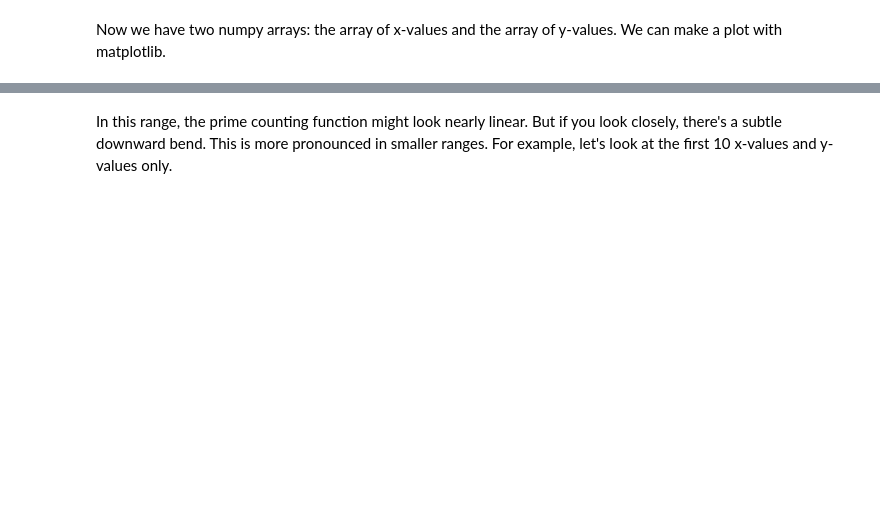
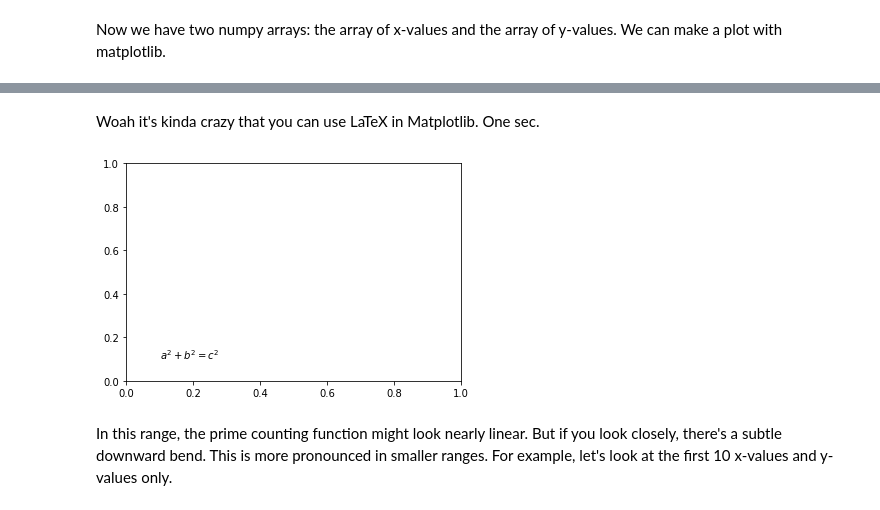
Before and after one commit to ethanalon/Python-4-Mathematics, a Jupyter notebook: P4M_Notebook_3.ipynb, the cells around one changed output, grey strips where cells are left out. Saved outputs shown, nothing was run; the diff lists cells and outputs as text; code cells hidden in the pictures; blank space fills up the shorter version.

```diff
--- a/P4M_Notebook_3.ipynb
+++ b/P4M_Notebook_3.ipynb
@@ -950,3 +1095,11 @@ plt.show()
+# %% [markdown]
+Woah it's kinda crazy that you can use LaTeX in Matplotlib. One sec.
+# %%
+%matplotlib inline
+plt.text(0.1,0.1,"$a^2 + b^2 = c^2$")
+plt.show()
+# %% [output]
+[figure, added]
 # %% [markdown]
 In this range, the prime counting function might look nearly linear.  But if you look closely, there's a subtle downward bend.  This is more pronounced in smaller ranges.  For example, let's look at the first 10 x-values and y-values only.
 # %%
```
Also changed, not shown: parts of 57 cells of this notebook.
